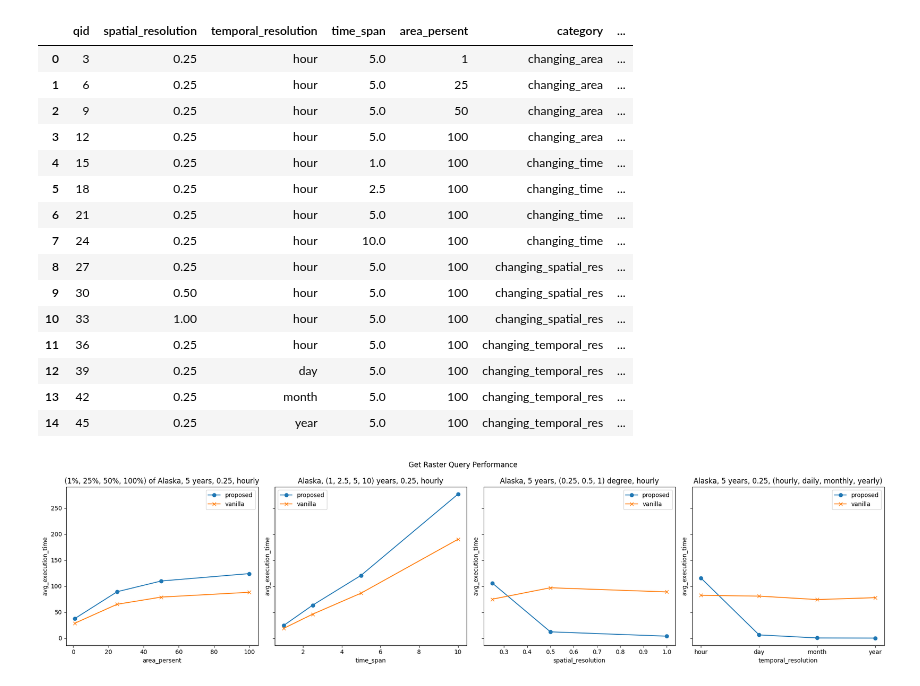
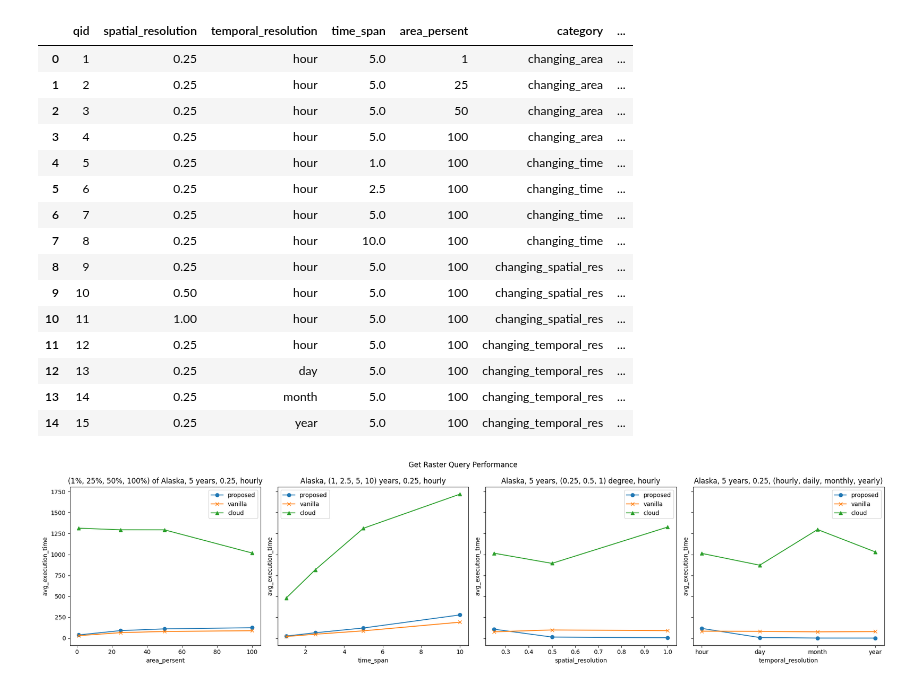
Before and after one commit to iharp3/experiment-kit, a Jupyter notebook: experiment/results/plot.ipynb, the cells around one changed output. Drawn from its saved outputs; the diff is of its cells as text; code cells hidden in the pictures.

Commit message:
add cloud plot

```diff
--- a/experiment/results/plot.ipynb
+++ b/experiment/results/plot.ipynb
@@ -36,23 +36,27 @@ df_proposed
 vanilla_list = glob.glob("vanilla_get_raster_test_025H*_result_*.csv")
 df_vanilla = load_results(vanilla_list)
 df_vanilla
+
+cloud_list = glob.glob("cloud_get_raster_test_025H*_result_*.csv")
+df_cloud = load_results(cloud_list)
+df_cloud
 # %% [output]
 |  | qid | spatial_resolution | temporal_resolution | time_span | area_persent | category | ... |
-| 0 | 3 | 0.25 | hour | 5.0 | 1 | changing_area | ... |
-| 1 | 6 | 0.25 | hour | 5.0 | 25 | changing_area | ... |
-| 2 | 9 | 0.25 | hour | 5.0 | 50 | changing_area | ... |
-| 3 | 12 | 0.25 | hour | 5.0 | 100 | changing_area | ... |
-| 4 | 15 | 0.25 | hour | 1.0 | 100 | changing_time | ... |
-| 5 | 18 | 0.25 | hour | 2.5 | 100 | changing_time | ... |
-| 6 | 21 | 0.25 | hour | 5.0 | 100 | changing_time | ... |
-| 7 | 24 | 0.25 | hour | 10.0 | 100 | changing_time | ... |
-| 8 | 27 | 0.25 | hour | 5.0 | 100 | changing_spatial_res | ... |
-| 9 | 30 | 0.50 | hour | 5.0 | 100 | changing_spatial_res | ... |
-| 10 | 33 | 1.00 | hour | 5.0 | 100 | changing_spatial_res | ... |
-| 11 | 36 | 0.25 | hour | 5.0 | 100 | changing_temporal_res | ... |
-| 12 | 39 | 0.25 | day | 5.0 | 100 | changing_temporal_res | ... |
-| 13 | 42 | 0.25 | month | 5.0 | 100 | changing_temporal_res | ... |
-| 14 | 45 | 0.25 | year | 5.0 | 100 | changing_temporal_res | ... |
+| 0 | 1 | 0.25 | hour | 5.0 | 1 | changing_area | ... |
+| 1 | 2 | 0.25 | hour | 5.0 | 25 | changing_area | ... |
+| 2 | 3 | 0.25 | hour | 5.0 | 50 | changing_area | ... |
+| 3 | 4 | 0.25 | hour | 5.0 | 100 | changing_area | ... |
+| 4 | 5 | 0.25 | hour | 1.0 | 100 | changing_time | ... |
+| 5 | 6 | 0.25 | hour | 2.5 | 100 | changing_time | ... |
+| 6 | 7 | 0.25 | hour | 5.0 | 100 | changing_time | ... |
+| 7 | 8 | 0.25 | hour | 10.0 | 100 | changing_time | ... |
+| 8 | 9 | 0.25 | hour | 5.0 | 100 | changing_spatial_res | ... |
+| 9 | 10 | 0.50 | hour | 5.0 | 100 | changing_spatial_res | ... |
+| 10 | 11 | 1.00 | hour | 5.0 | 100 | changing_spatial_res | ... |
+| 11 | 12 | 0.25 | hour | 5.0 | 100 | changing_temporal_res | ... |
+| 12 | 13 | 0.25 | day | 5.0 | 100 | changing_temporal_res | ... |
+| 13 | 14 | 0.25 | month | 5.0 | 100 | changing_temporal_res | ... |
+| 14 | 15 | 0.25 | year | 5.0 | 100 | changing_temporal_res | ... |
 # %%
 import matplotlib.pyplot as plt
 
@@ -64,6 +68,8 @@ df_changing_area = df_proposed[df_proposed["category"] == "changing_area"]
 axs[0].plot(df_changing_area["area_persent"], df_changing_area["avg_execution_time"], label="proposed", marker="o")
 df_vanilla_changing_area = df_vanilla[df_vanilla["category"] == "changing_area"]
 axs[0].plot(df_vanilla_changing_area["area_persent"], df_vanilla_changing_area["avg_execution_time"], label="vanilla", marker="x")
+df_cloud_changing_area = df_cloud[df_cloud["category"] == "changing_area"]
+axs[0].plot(df_cloud_changing_area["area_persent"], df_cloud_changing_area["avg_execution_time"], label="cloud", marker="^")
 axs[0].set_title("(1%, 25%, 50%, 100%) of Alaska, 5 years, 0.25, hourly")
 axs[0].set_xlabel("area_persent")
 axs[0].set_ylabel("avg_execution_time")
@@ -74,35 +80,41 @@ df_changing_time = df_proposed[df_proposed["category"] == "changing_time"]
 axs[1].plot(df_changing_time["time_span"], df_changing_time["avg_execution_time"], label="proposed", marker="o")
 df_vanilla_changing_time = df_vanilla[df_vanilla["category"] == "changing_time"]
 axs[1].plot(df_vanilla_changing_time["time_span"], df_vanilla_changing_time["avg_execution_time"], label="vanilla", marker="x")
+df_cloud_changing_time = df_cloud[df_cloud["category"] == "changing_time"]
+axs[1].plot(df_cloud_changing_time["time_span"], df_cloud_changing_time["avg_execution_time"], label="cloud", marker="^")
 axs[1].set_title("Alaska, (1, 2.5, 5, 10) years, 0.25, hourly")
 axs[1].set_xlabel("time_span")
 axs[1].set_ylabel("avg_execution_time")
 axs[1].legend()
 
 # axs[2]: changing_spatial_res, x axis is spatial_resolution and y axis is avg_execution_time
 df_changing_spatial_res = df_proposed[df_proposed["category"] == "changing_spatial_res"]
 axs[2].plot(df_changing_spatial_res["spatial_resolution"], df_changing_spatial_res["avg_execution_time"], label="proposed", marker="o")
 df_vanilla_changing_spatial_res = df_vanilla[df_vanilla["category"] == "changing_spatial_res"]
 axs[2].plot(df_vanilla_changing_spatial_res["spatial_resolution"], df_vanilla_changing_spatial_res["avg_execution_time"], label="vanilla", marker="x")
+df_cloud_changing_spatial_res = df_cloud[df_cloud["category"] == "changing_spatial_res"]
+axs[2].plot(df_cloud_changing_spatial_res["spatial_resolution"], df_cloud_changing_spatial_res["avg_execution_time"], label="cloud", marker="^")
 axs[2].set_title("Alaska, 5 years, (0.25, 0.5, 1) degree, hourly")
 axs[2].set_xlabel("spatial_resolution")
 axs[2].set_ylabel("avg_execution_time")
 axs[2].legend()
 
 # axs[3]: changing_temporal_res, x axis is temporal_resolution and y axis is avg_execution_time
 df_changing_temporal_res = df_proposed[df_proposed["category"] == "changing_temporal_res"]
 axs[3].plot(df_changing_temporal_res["temporal_resolution"], df_changing_temporal_res["avg_execution_time"], label="proposed", marker="o")
 df_vanilla_changing_temporal_res = df_vanilla[df_vanilla["category"] == "changing_temporal_res"]
 axs[3].plot(df_vanilla_changing_temporal_res["temporal_resolution"], df_vanilla_changing_temporal_res["avg_execution_time"], label="vanilla", marker="x")
+df_cloud_changing_temporal_res = df_cloud[df_cloud["category"] == "changing_temporal_res"]
+axs[3].plot(df_cloud_changing_temporal_res["temporal_resolution"], df_cloud_changing_temporal_res["avg_execution_time"], label="cloud", marker="^")
 axs[3].set_title("Alaska, 5 years, 0.25, (hourly, daily, monthly, yearly)")
 axs[3].set_xlabel("temporal_resolution")
 axs[3].set_ylabel("avg_execution_time")
 axs[3].legend()
 
 # add fig title
 fig.suptitle("Get Raster Query Performance")
 
 fig.tight_layout()
 plt.show()
 # %% [output]
-[figure, old version]
+[figure, new version]
```
